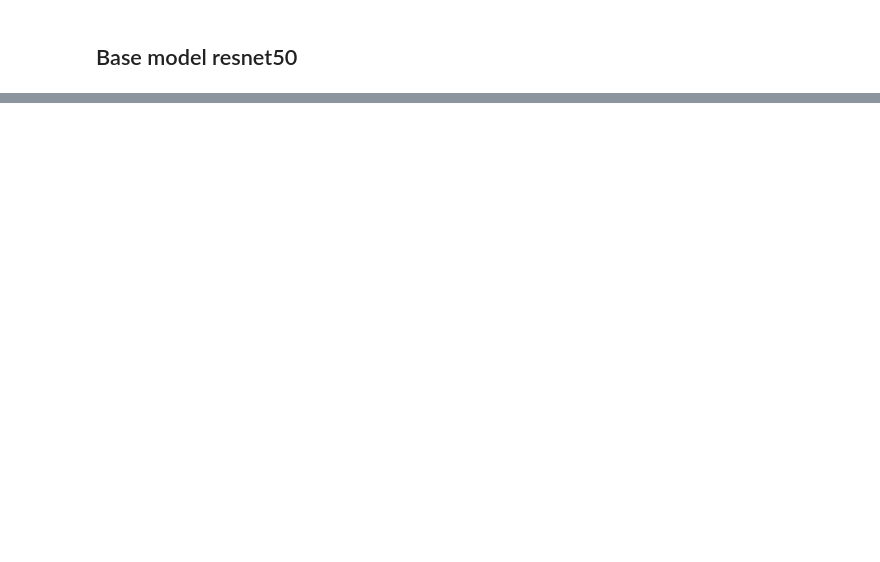
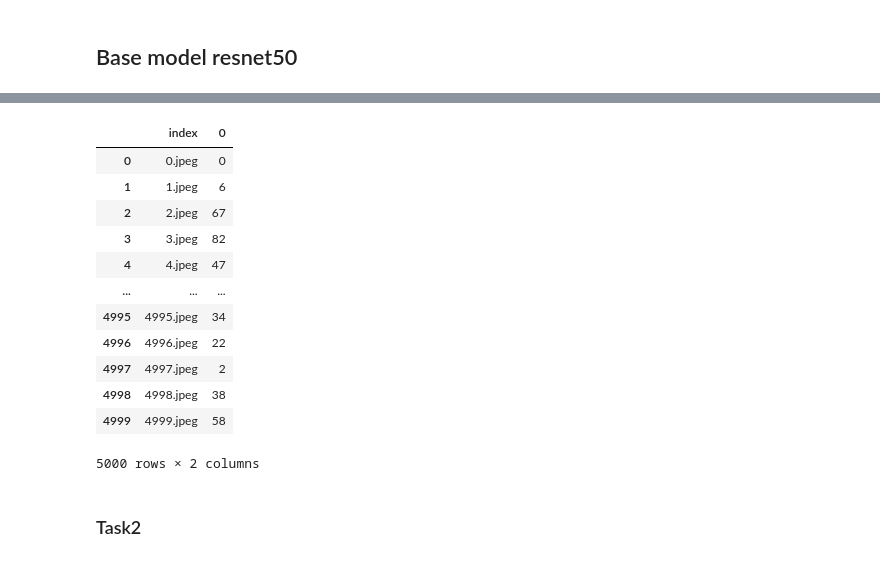
Before and after one commit to luca-marian/hw2-atai, a Jupyter notebook: model.ipynb, the cells around one changed output, grey strips where cells are left out. Saved outputs shown, nothing was run; the diff lists cells and outputs as text; code cells hidden in the pictures; blank space fills up the shorter version.

Commit message:
Create predict function. Train first model

```diff
--- a/model.ipynb
+++ b/model.ipynb
@@ -284,0 +296,39 @@ NameError: name 'visualize_model' is not defined
+# %%
+import re
+from tqdm import tqdm
+
+
+def natural_sort_key(s):
+    return [
+        int(text) if text.isdigit() else text.lower() for text in re.split(r"(\d+)", s)
+    ]
+
+
+def predict(model, transform, img_path, base_dir=""):
+    img = Image.open(os.path.join(base_dir, img_path)).convert("RGB")
+    img = transform(img)
+    img = img.unsqueeze(0)
+    img = img.to(device)
+
+    model.eval()
+
+    with torch.no_grad():
+        outputs = model(img)
+        _, preds = torch.max(outputs, 1)
+
+    return preds[0].item()
+
+
+def create_submission(model, transform=None, valid_dir: str = None):
+    if valid_dir is None:
+        raise TypeError("The path must be str")
+
+    image_paths = sorted(os.listdir(valid_dir), key=natural_sort_key)
+
+    valid_dict = {}
+    for img_path in tqdm(image_paths, desc="Predict images"):
+        valid_dict[img_path] = predict(model, transform, img_path, valid_dir)
+
+    return valid_dict
+# %%
+dict_to_submit = create_submission(model_ft,transform,VAL_TASK1)
@@ -284,0 +355,18 @@ NameError: name 'visualize_model' is not defined
+# %%
+df = pd.DataFrame.from_dict(dict_to_submit, orient="index")
+df.reset_index(inplace=True)
+df
+# %% [output]
+|  | index | 0 |
+| 0 | 0.jpeg | 0 |
+| 1 | 1.jpeg | 6 |
+| 2 | 2.jpeg | 67 |
+| 3 | 3.jpeg | 82 |
+| 4 | 4.jpeg | 47 |
+| ... | ... | ... |
+| 4995 | 4995.jpeg | 34 |
+| 4996 | 4996.jpeg | 22 |
+| 4997 | 4997.jpeg | 2 |
+| 4998 | 4998.jpeg | 38 |
+| 4999 | 4999.jpeg | 58 |
+5000 rows × 2 columns
@@ -284,0 +377,2 @@ NameError: name 'visualize_model' is not defined
+# %% [markdown]
+### Task2
```
Also changed, not shown: parts of 6 cells of this notebook, 1 other file.
